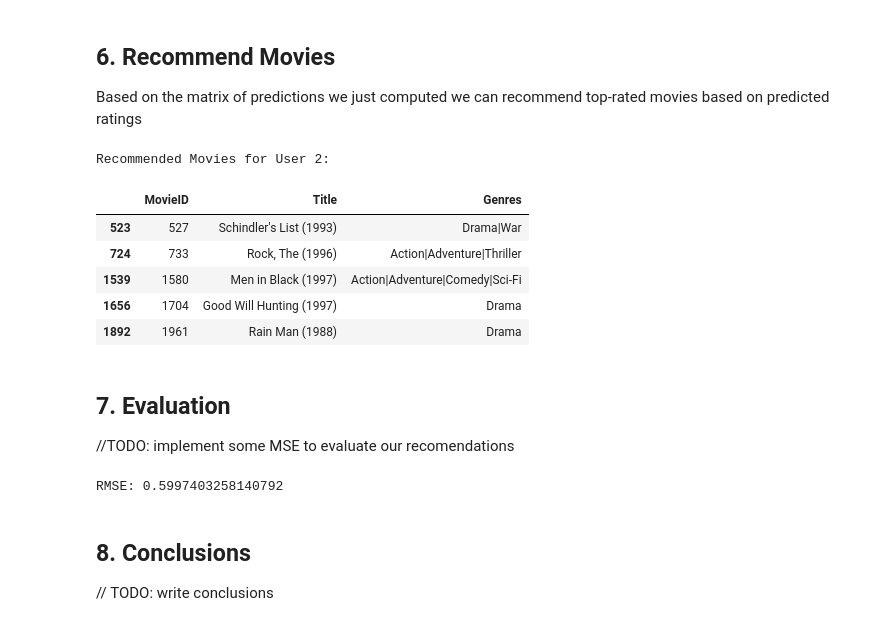
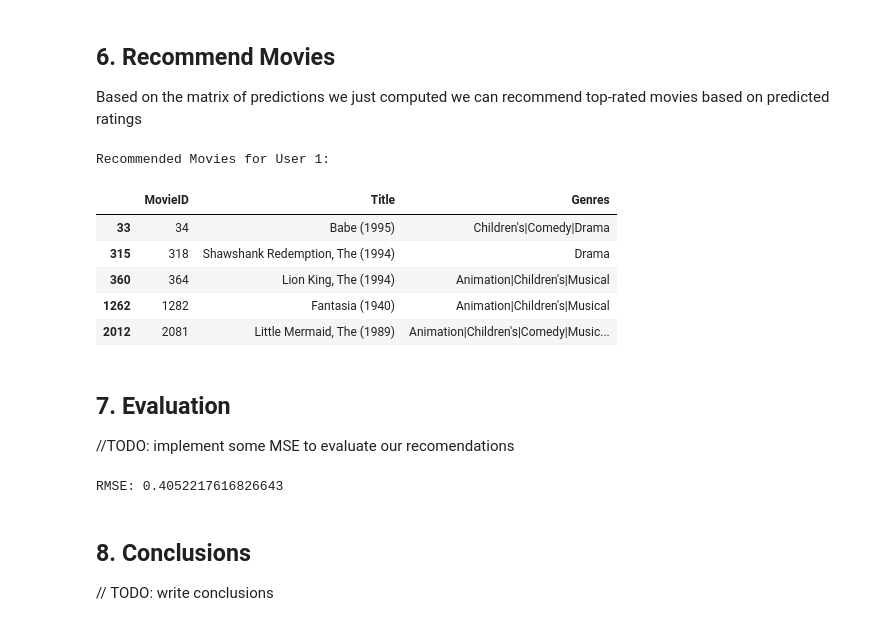
Before and after one commit to d4darius/CA-Homework3, a Jupyter notebook: Maretto_Gosmar_HWSVD.ipynb, the cells around one changed output. Cells and saved outputs as stored; diff of their text form; code cells hidden in the pictures.

Commit message:
Using Normalized_Ratings - added Matrix plot

```diff
--- a/Maretto_Gosmar_HWSVD.ipynb
+++ b/Maretto_Gosmar_HWSVD.ipynb
@@ -241,7 +241,9 @@ from scipy.sparse.linalg import svds
 import numpy as np
 
 # Create user-item matrix
-user_item_matrix = full_data.pivot(index='UserID', columns='MovieID', values='Rating').fillna(0)
+min_val = full_data['Normalized_Rating'].min()
+max_val = full_data['Normalized_Rating'].max()
+user_item_matrix = full_data.pivot(index='UserID', columns='MovieID', values='Normalized_Rating').fillna(min_val)
 
 # Convert to numpy array
 matrix = user_item_matrix.values
@@ -318,3 +350,5 @@ Vt shape: (50, 3260)
+# %%
+U, sigma, Vt = svd_with_deflation(A, num_singular_values=50, maxIter=1000, relTol=1e-3)
 # %%
 # Example SVD computation
 U1, sigma1, Vt1 = svds(matrix, k=50)  # k is the number of latent features
@@ -371,29 +397,29 @@ Based on the matrix of predictions we just computed we can recommend top-rated m
 # %%
 def recommend_movies(user_id, predicted_ratings, original_data, num_recommendations=5):
     user_row = predicted_ratings.loc[user_id].sort_values(ascending=False)
 
     # Exclude movies the user has already rated
     rated_movies = original_data[original_data['UserID'] == user_id]['MovieID']
     recommendations = user_row[~user_row.index.isin(rated_movies)].head(num_recommendations)
 
     # Map back to movie titles
     recommended_movies = movies[movies['MovieID'].isin(recommendations.index)]
     return recommended_movies
 
 # Recommend movies for a specific user (e.g., user_id = 1)
-user_id = 2
+user_id = 1
 recommended_movies = recommend_movies(user_id, predicted_ratings, full_data, num_recommendations=5)
 
 print("Recommended Movies for User {}:".format(user_id))
 recommended_movies
 # %% [output]
-Recommended Movies for User 2:
+Recommended Movies for User 1:
 |  | MovieID | Title | Genres |
-| 523 | 527 | Schindler's List (1993) | Drama|War |
-| 724 | 733 | Rock, The (1996) | Action|Adventure|Thriller |
-| 1539 | 1580 | Men in Black (1997) | Action|Adventure|Comedy|Sci-Fi |
-| 1656 | 1704 | Good Will Hunting (1997) | Drama |
-| 1892 | 1961 | Rain Man (1988) | Drama |
+| 33 | 34 | Babe (1995) | Children's|Comedy|Drama |
+| 315 | 318 | Shawshank Redemption, The (1994) | Drama |
+| 360 | 364 | Lion King, The (1994) | Animation|Children's|Musical |
+| 1262 | 1282 | Fantasia (1940) | Animation|Children's|Musical |
+| 2012 | 2081 | Little Mermaid, The (1989) | Animation|Children's|Comedy|Music... |
 # %% [markdown]
 ## 7. Evaluation
 //TODO: implement some MSE to evaluate our recomendations
@@ -408,7 +434,7 @@ predicted_ratings = predicted_ratings.fillna(0)
 rmse = np.sqrt(mean_squared_error(matrix, predicted_matrix))
 print("RMSE:", rmse)
 # %% [output]
-RMSE: 0.5997403258140792
+RMSE: 0.4052217616826643
 # %% [markdown]
 ## 8. Conclusions
 // TODO: write conclusions
```
Also changed, not shown: parts of 6 cells of this notebook.
